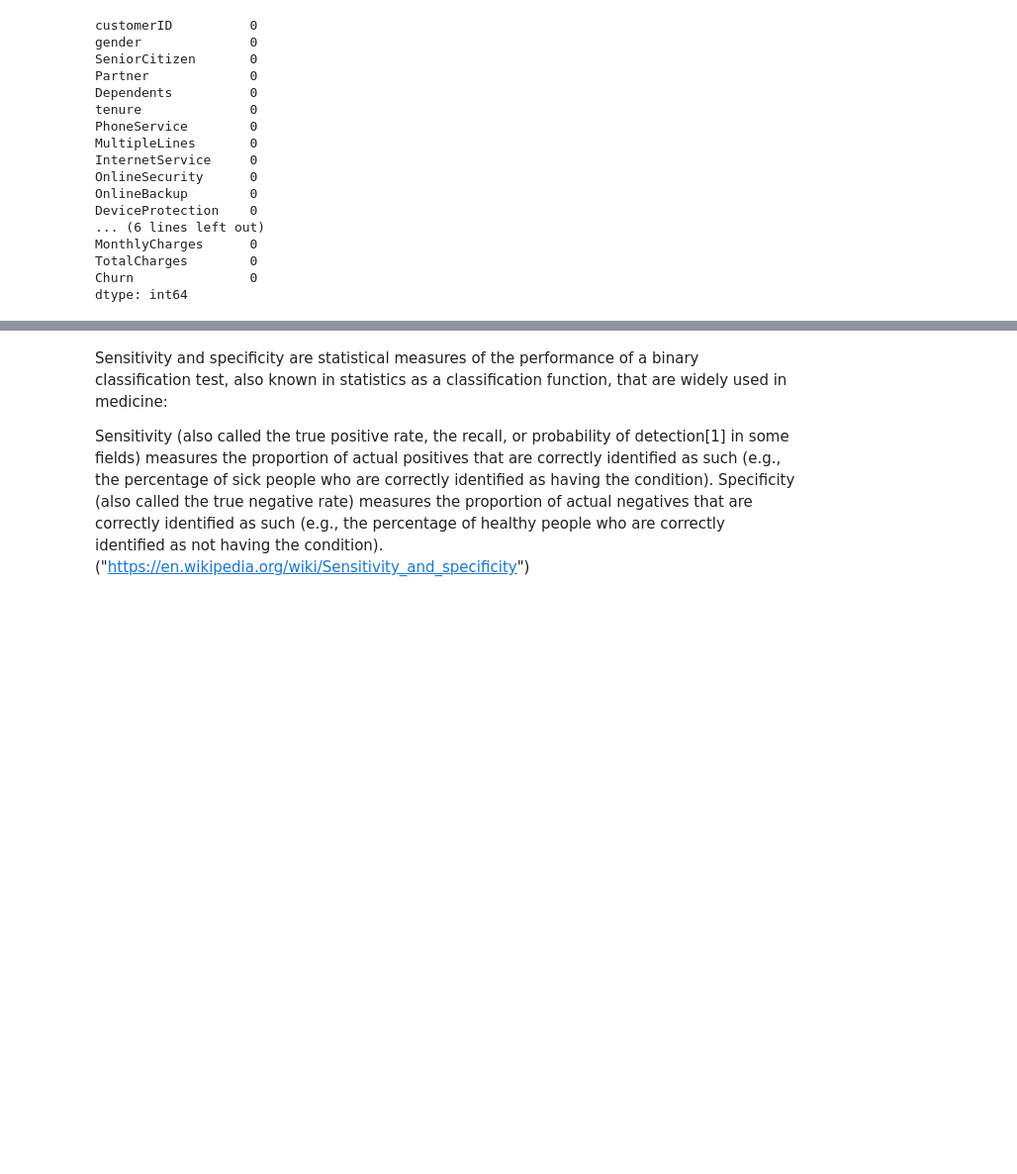
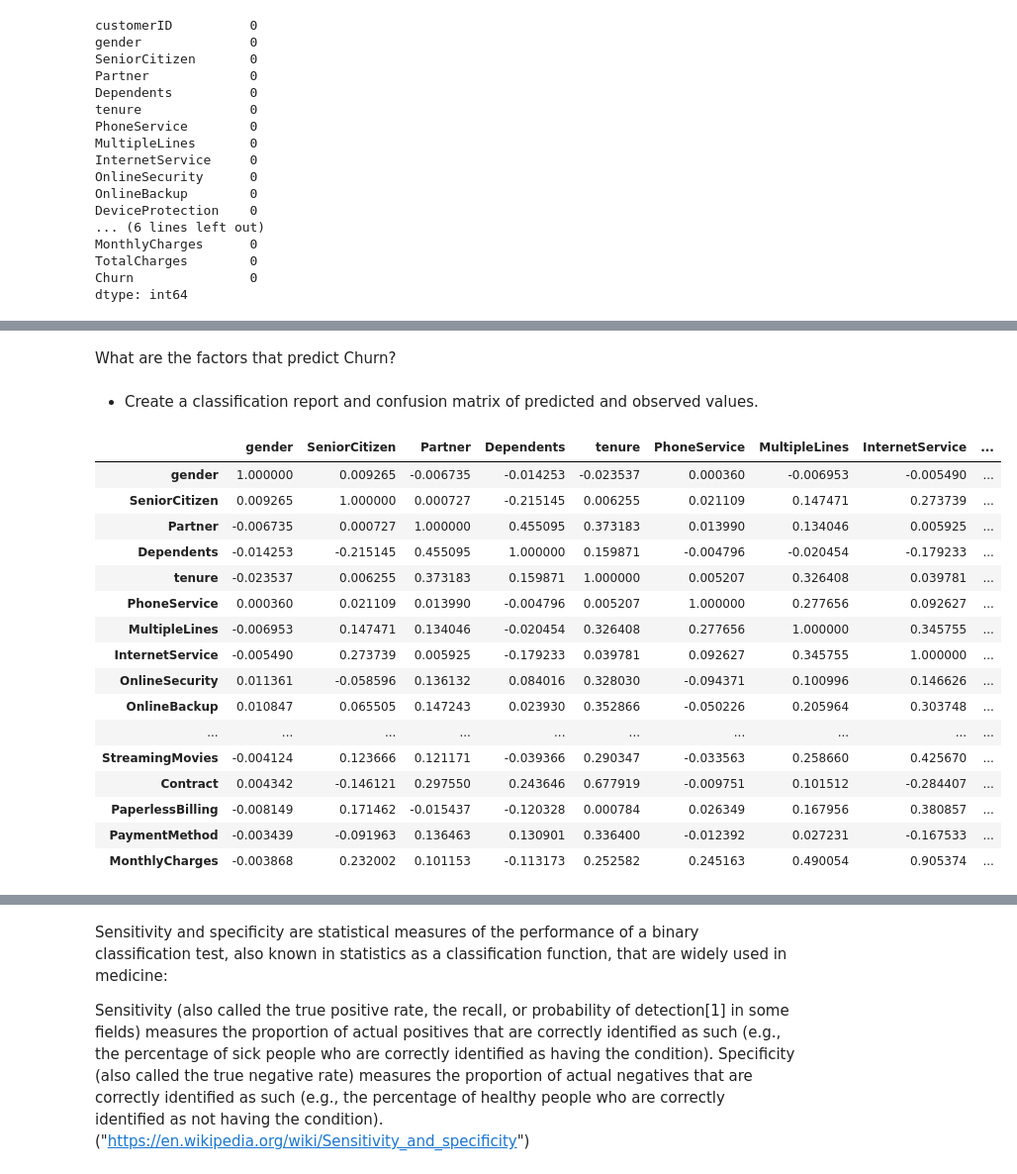
Before and after one commit to nhlalwenhle/Logistic-Regression, a Jupyter notebook: Logistic_regression.ipynb, the cells around one changed output, grey strips where cells are left out. Shown at 99% size. Saved outputs shown, nothing was run; the diff lists cells and outputs as text; code cells hidden in the pictures; blank space fills up the shorter version.

```diff
--- a/Logistic_regression.ipynb
+++ b/Logistic_regression.ipynb
@@ -126,0 +161,4 @@ AttributeError: 'float' object has no attribute 'fillna'
+# %%
+X_train, X_test, y_train, y_test = train_test_split(X, y, test_size=0.3, random_state=7)
+print (X_train.shape, y_train.shape)
+print (X_test.shape, y_test.shape)
@@ -126,0 +223,24 @@ AttributeError: 'float' object has no attribute 'fillna'
+# %% [markdown]
+What are the factors that predict Churn?
+# %% [markdown]
+* Create a classification report and confusion matrix of predicted and observed values.
+# %%
+X_train.corr()
+# %% [output]
+|  | gender | SeniorCitizen | Partner | Dependents | tenure | PhoneService | MultipleLines | InternetService | ... |
+| gender | 1.000000 | 0.009265 | -0.006735 | -0.014253 | -0.023537 | 0.000360 | -0.006953 | -0.005490 | ... |
+| SeniorCitizen | 0.009265 | 1.000000 | 0.000727 | -0.215145 | 0.006255 | 0.021109 | 0.147471 | 0.273739 | ... |
+| Partner | -0.006735 | 0.000727 | 1.000000 | 0.455095 | 0.373183 | 0.013990 | 0.134046 | 0.005925 | ... |
+| Dependents | -0.014253 | -0.215145 | 0.455095 | 1.000000 | 0.159871 | -0.004796 | -0.020454 | -0.179233 | ... |
+| tenure | -0.023537 | 0.006255 | 0.373183 | 0.159871 | 1.000000 | 0.005207 | 0.326408 | 0.039781 | ... |
+| PhoneService | 0.000360 | 0.021109 | 0.013990 | -0.004796 | 0.005207 | 1.000000 | 0.277656 | 0.092627 | ... |
+| MultipleLines | -0.006953 | 0.147471 | 0.134046 | -0.020454 | 0.326408 | 0.277656 | 1.000000 | 0.345755 | ... |
+| InternetService | -0.005490 | 0.273739 | 0.005925 | -0.179233 | 0.039781 | 0.092627 | 0.345755 | 1.000000 | ... |
+| OnlineSecurity | 0.011361 | -0.058596 | 0.136132 | 0.084016 | 0.328030 | -0.094371 | 0.100996 | 0.146626 | ... |
+| OnlineBackup | 0.010847 | 0.065505 | 0.147243 | 0.023930 | 0.352866 | -0.050226 | 0.205964 | 0.303748 | ... |
+| ... | ... | ... | ... | ... | ... | ... | ... | ... | ... |
+| StreamingMovies | -0.004124 | 0.123666 | 0.121171 | -0.039366 | 0.290347 | -0.033563 | 0.258660 | 0.425670 | ... |
+| Contract | 0.004342 | -0.146121 | 0.297550 | 0.243646 | 0.677919 | -0.009751 | 0.101512 | -0.284407 | ... |
+| PaperlessBilling | -0.008149 | 0.171462 | -0.015437 | -0.120328 | 0.000784 | 0.026349 | 0.167956 | 0.380857 | ... |
+| PaymentMethod | -0.003439 | -0.091963 | 0.136463 | 0.130901 | 0.336400 | -0.012392 | 0.027231 | -0.167533 | ... |
+| MonthlyCharges | -0.003868 | 0.232002 | 0.101153 | -0.113173 | 0.252582 | 0.245163 | 0.490054 | 0.905374 | ... |
```
Also changed, not shown: parts of 54 cells of this notebook.
